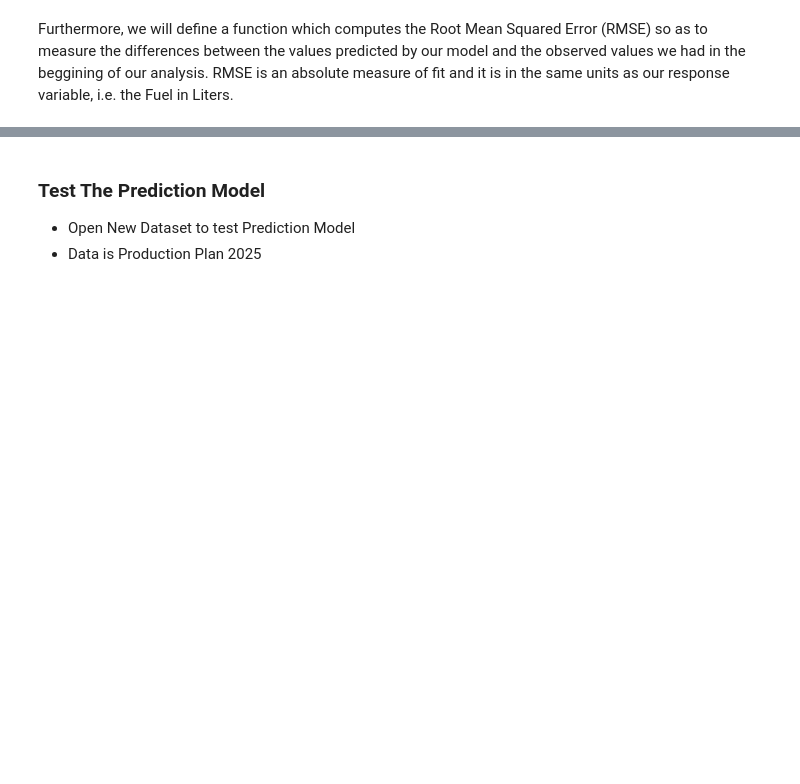
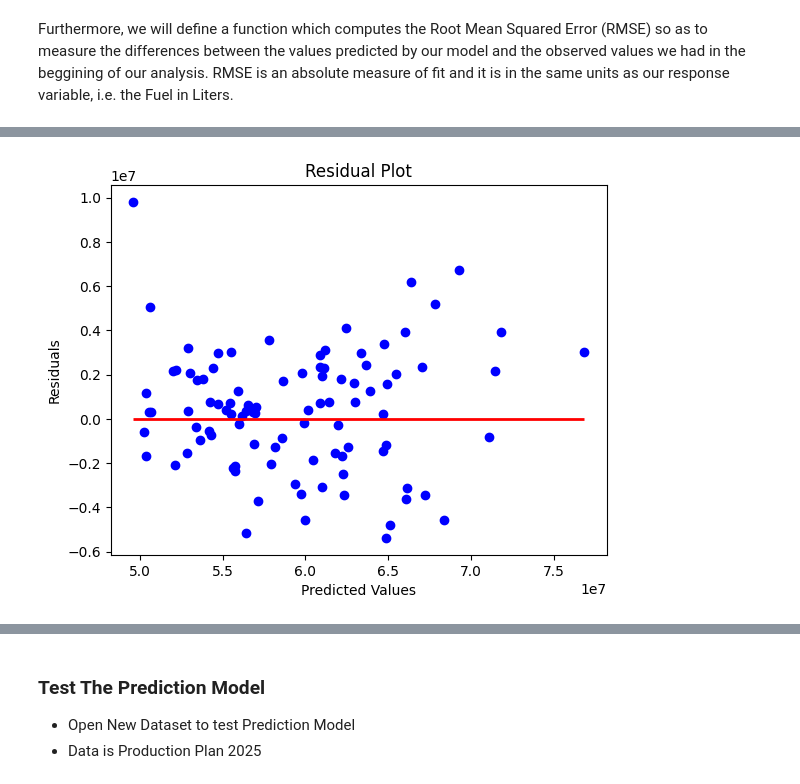
Before and after one commit to layudhi/FuelPrediction, a Jupyter notebook: A-SGTFuelPrediction.ipynb, the cells around one changed output, grey strips where cells are left out. Drawn from its saved outputs; the diff is of its cells as text; code cells hidden in the pictures; blank space fills up the shorter version.

```diff
--- a/A-SGTFuelPrediction.ipynb
+++ b/A-SGTFuelPrediction.ipynb
@@ -229,0 +348,14 @@ str(predictions[3].round(2))
+# %%
+#This plot shows the residuals (errors) between the actual and predicted values.
+#Ideally, the residuals should be randomly distributed around zero.
+
+residuals = y - predictions
+
+plt.scatter(predictions, residuals, color='blue')
+plt.hlines(y=0, xmin=predictions.min(), xmax=predictions.max(), color='red', linewidth=2)
+plt.xlabel('Predicted Values')
+plt.ylabel('Residuals')
+plt.title('Residual Plot')
+plt.show()
+# %% [output]
+[figure, added]
```
Also changed, not shown: parts of 38 cells of this notebook, 3 other files.
